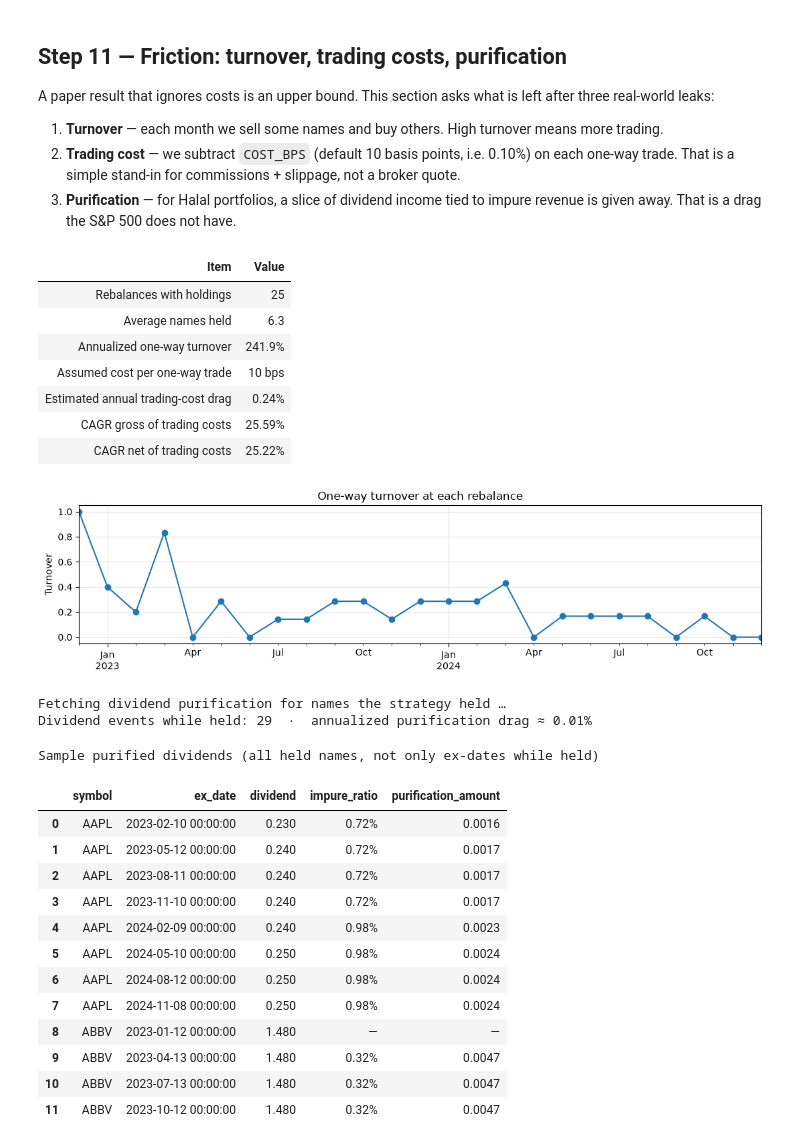
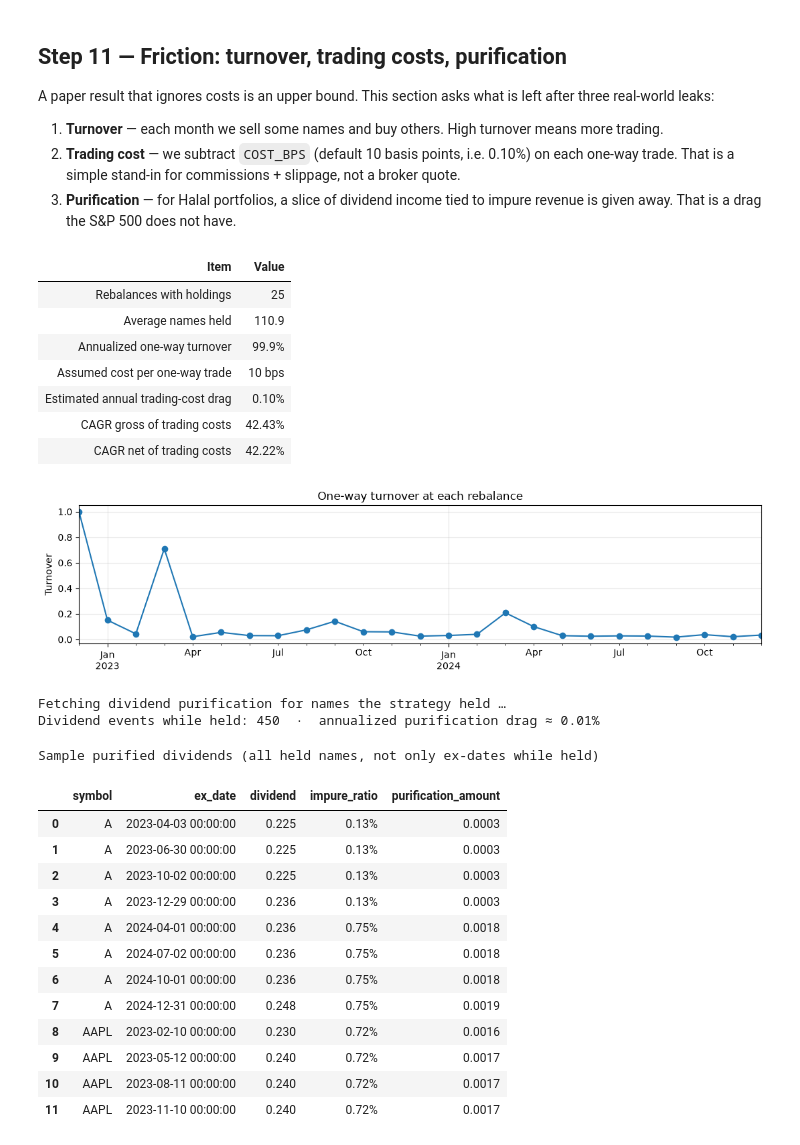
Before and after one commit to regional-specter/Monterey-Finance, a Jupyter notebook: Research/papers/01-fcf-ev/code.ipynb, the cells around one changed output. Drawn from its saved outputs; the diff is of its cells as text; code cells hidden in the pictures.

```diff
--- a/Research/papers/01-fcf-ev/code.ipynb
+++ b/Research/papers/01-fcf-ev/code.ipynb
@@ -859,7 +1064,7 @@ def capm_attribution(strategy: pd.Series, benchmark: pd.Series, rf: float = RISK
 
 attr_rows = []
 for bench_name in BENCHMARKS:
-    row = capm_attribution(main_panel["FCF/EV Strategy"], main_panel[bench_name])
+    row = capm_attribution(main_panel[STRATEGY_LABEL], main_panel[bench_name])
     row["Benchmark"] = bench_name
     attr_rows.append(row)
 attr = pd.DataFrame(attr_rows).set_index("Benchmark")
@@ -870,7 +1075,7 @@ display(
         "R²": "{:.2f}",
         "Tracking error": "{:.2%}",
         "Information ratio": "{:.2f}",
-    }).set_caption("FCF/EV strategy vs each benchmark (live window)")
+    }).set_caption("Halal FCF quality vs each benchmark (live window)")
 )
 
 if "activity_labels" not in globals():
@@ -891,24 +1096,24 @@ if selections.empty:
 else:
     month_weights = []
     for as_of, snap in selections.groupby("as_of"):
-        w = 1 / len(snap)
+        w = snap["weight"] if "weight" in snap.columns else 1 / len(snap)
         month_weights.append(
             snap.assign(weight=w)
             .assign(sector=lambda d: d["symbol"].map(gics).fillna("Unclassified"))
             .groupby("sector")["weight"]
             .sum()
         )
-    strat_w = pd.concat(month_weights, axis=1).mean(axis=1).rename("FCF/EV (avg. month)")
+    strat_w = pd.concat(month_weights, axis=1).mean(axis=1).rename("Quality book (avg. month)")
     sector_mix = pd.concat([strat_w, universe_w], axis=1).fillna(0.0)
-    sector_mix["Delta"] = sector_mix["FCF/EV (avg. month)"] - sector_mix["Halal universe (equal weight)"]
-    sector_mix = sector_mix.sort_values("FCF/EV (avg. month)", ascending=False)
+    sector_mix["Delta"] = sector_mix["Quality book (avg. month)"] - sector_mix["Halal universe (equal weight)"]
+    sector_mix = sector_mix.sort_values("Quality book (avg. month)", ascending=False)
     display(sector_mix.style.format("{:.1%}").set_caption(
         "Average sector weights  ·  delta = strategy minus Halal universe"
     ))
     sector_mix.drop(columns="Delta").plot(
         kind="barh",
         figsize=(11, max(4, 0.4 * len(sector_mix))),
-        title="Sector mix: FCF/EV book vs Halal universe",
+        title="Sector mix: quality book vs Halal universe",
     )
     plt.xlabel("Average weight")
     plt.tight_layout()
@@ -943,18 +1149,14 @@ A paper result that ignores costs is an upper bound. This section asks what is l
 2. **Trading cost** — we subtract `COST_BPS` (default 10 basis points, i.e. 0.10%) on each one-way trade. That is a simple stand-in for commissions + slippage, not a broker quote.
 3. **Purification** — for Halal portfolios, a slice of dividend income tied to impure revenue is given away. That is a drag the S&P 500 does not have.
 # %%
-def one_way_turnover(old: set[str], new: set[str]) -> float:
-    """Half L1 distance between two equal-weight books (0 = no trades, 1 = full replace)."""
+def one_way_turnover(old: dict[str, float], new: dict[str, float]) -> float:
+    """Half L1 distance between two weight books (0 = no trades, 1 = full replace)."""
     if not new:
         return 0.0
     if not old:
         return 1.0
-    names = old | new
-    l1 = sum(
-        abs((1 / len(new) if s in new else 0.0) - (1 / len(old) if s in old else 0.0))
-        for s in names
-    )
-    return 0.5 * l1
+    names = set(old) | set(new)
+    return 0.5 * sum(abs(new.get(s, 0.0) - old.get(s, 0.0)) for s in names)
 
 
 from pathlib import Path
@@ -978,9 +1180,13 @@ if "fig_dir" not in globals():
 
 rebal_order = sorted(selections["as_of"].unique())
 turnover_rows = []
-prev: set[str] = set()
+prev: dict[str, float] = {}
 for as_of in rebal_order:
-    curr = set(selections.loc[selections["as_of"] == as_of, "symbol"])
+    snap = selections.loc[selections["as_of"] == as_of]
+    if "weight" in snap.columns:
+        curr = snap.set_index("symbol")["weight"].astype(float).to_dict()
+    else:
+        curr = {s: 1.0 / len(snap) for s in snap["symbol"]}
     turnover_rows.append({"as_of": pd.Timestamp(as_of), "one_way": one_way_turnover(prev, curr), "n": len(curr)})
     prev = curr
 
@@ -995,9 +1201,9 @@ for as_of, row in turnover.iterrows():
     if len(hit):
         cost_on_day.loc[hit[0]] += float(row["one_way"]) * COST_BPS / 10_000
 
-net_returns = main_panel["FCF/EV Strategy"] - cost_on_day
-net_stats = calc_performance_stats(net_returns, f"FCF/EV net of {COST_BPS} bps")
-gross_cagr = calc_performance_stats(main_panel["FCF/EV Strategy"], "FCF/EV Strategy")["CAGR"]
+net_returns = main_panel[STRATEGY_LABEL] - cost_on_day
+net_stats = calc_performance_stats(net_returns, f"{STRATEGY_LABEL} net of {COST_BPS} bps")
+gross_cagr = calc_performance_stats(main_panel[STRATEGY_LABEL], STRATEGY_LABEL)["CAGR"]
 
 friction = pd.DataFrame(
     {
@@ -1068,55 +1274,55 @@ else:
         that_book = set(held_log.loc[held_log["as_of"] == last_asof, "symbol"])
         if symbol not in that_book:
             continue
         if symbol not in px.columns:
             continue
         hist = px.loc[:ex, symbol].dropna()
         if hist.empty or hist.iloc[-1] <= 0:
             continue
         weight = 1 / len(that_book)
         amount = div.get("purification_amount")
         if pd.isna(amount):
             continue
         drag_rows.append(float(amount) / float(hist.iloc[-1]) * weight)
 
     years = len(main_panel) / 252
     purify_drag = (sum(drag_rows) / years) if years > 0 else np.nan
     print(
         f"Dividend events while held: {len(drag_rows)}  ·  "
         f"annualized purification drag ≈ {purify_drag:.2%}"
     )
     display(
         purified[["symbol", "ex_date", "dividend", "impure_ratio", "purification_amount"]]
         .head(12)
         .style.format({"dividend": "{:.3f}", "impure_ratio": "{:.2%}", "purification_amount": "{:.4f}"}, na_rep="—")
         .set_caption("Sample purified dividends (all held names, not only ex-dates while held)")
     )
 # %% [output]
 | Item | Value |
 | Rebalances with holdings | 25 |
-| Average names held | 6.3 |
-| Annualized one-way turnover | 241.9% |
+| Average names held | 110.9 |
+| Annualized one-way turnover | 99.9% |
 | Assumed cost per one-way trade | 10 bps |
-| Estimated annual trading-cost drag | 0.24% |
-| CAGR gross of trading costs | 25.59% |
-| CAGR net of trading costs | 25.22% |
+| Estimated annual trading-cost drag | 0.10% |
+| CAGR gross of trading costs | 42.43% |
+| CAGR net of trading costs | 42.22% |
-[figure, old version]
+[figure, new version]
 Fetching dividend purification for names the strategy held …
-Dividend events while held: 29  ·  annualized purification drag ≈ 0.01%
+Dividend events while held: 450  ·  annualized purification drag ≈ 0.01%
 Sample purified dividends (all held names, not only ex-dates while held)
 |  | symbol | ex_date | dividend | impure_ratio | purification_amount |
-| 0 | AAPL | 2023-02-10 00:00:00 | 0.230 | 0.72% | 0.0016 |
-| 1 | AAPL | 2023-05-12 00:00:00 | 0.240 | 0.72% | 0.0017 |
-| 2 | AAPL | 2023-08-11 00:00:00 | 0.240 | 0.72% | 0.0017 |
-| 3 | AAPL | 2023-11-10 00:00:00 | 0.240 | 0.72% | 0.0017 |
-| 4 | AAPL | 2024-02-09 00:00:00 | 0.240 | 0.98% | 0.0023 |
-| 5 | AAPL | 2024-05-10 00:00:00 | 0.250 | 0.98% | 0.0024 |
-| 6 | AAPL | 2024-08-12 00:00:00 | 0.250 | 0.98% | 0.0024 |
-| 7 | AAPL | 2024-11-08 00:00:00 | 0.250 | 0.98% | 0.0024 |
-| 8 | ABBV | 2023-01-12 00:00:00 | 1.480 | — | — |
-| 9 | ABBV | 2023-04-13 00:00:00 | 1.480 | 0.32% | 0.0047 |
-| 10 | ABBV | 2023-07-13 00:00:00 | 1.480 | 0.32% | 0.0047 |
-| 11 | ABBV | 2023-10-12 00:00:00 | 1.480 | 0.32% | 0.0047 |
+| 0 | A | 2023-04-03 00:00:00 | 0.225 | 0.13% | 0.0003 |
+| 1 | A | 2023-06-30 00:00:00 | 0.225 | 0.13% | 0.0003 |
+| 2 | A | 2023-10-02 00:00:00 | 0.225 | 0.13% | 0.0003 |
+| 3 | A | 2023-12-29 00:00:00 | 0.236 | 0.13% | 0.0003 |
+| 4 | A | 2024-04-01 00:00:00 | 0.236 | 0.75% | 0.0018 |
+| 5 | A | 2024-07-02 00:00:00 | 0.236 | 0.75% | 0.0018 |
+| 6 | A | 2024-10-01 00:00:00 | 0.236 | 0.75% | 0.0018 |
+| 7 | A | 2024-12-31 00:00:00 | 0.248 | 0.75% | 0.0019 |
+| 8 | AAPL | 2023-02-10 00:00:00 | 0.230 | 0.72% | 0.0016 |
+| 9 | AAPL | 2023-05-12 00:00:00 | 0.240 | 0.72% | 0.0017 |
+| 10 | AAPL | 2023-08-11 00:00:00 | 0.240 | 0.72% | 0.0017 |
+| 11 | AAPL | 2023-11-10 00:00:00 | 0.240 | 0.72% | 0.0017 |
 # %%
 purified['symbol'].value_counts()
 # %% [output]
```
Also changed, not shown: parts of 17 cells of this notebook, 8 other files.
